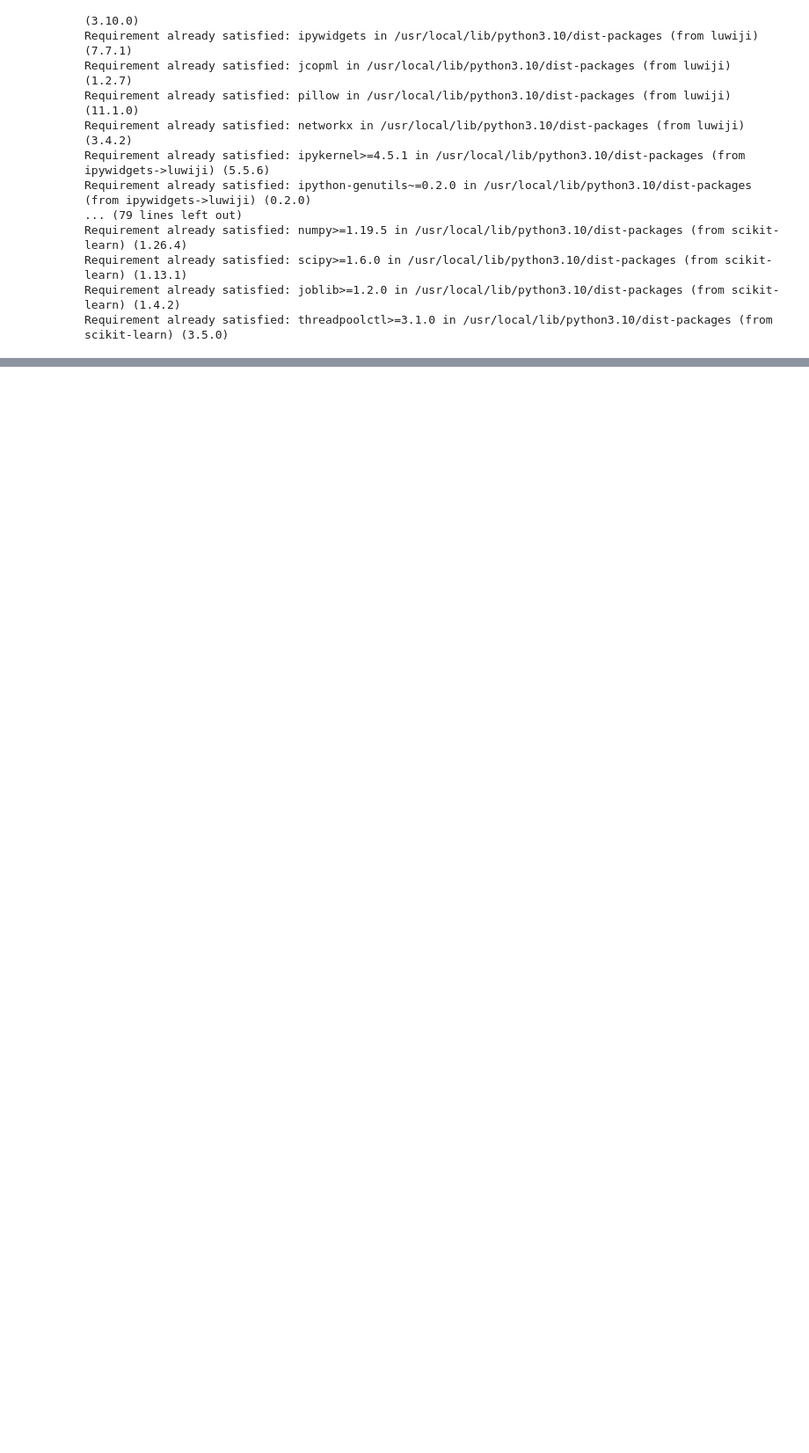
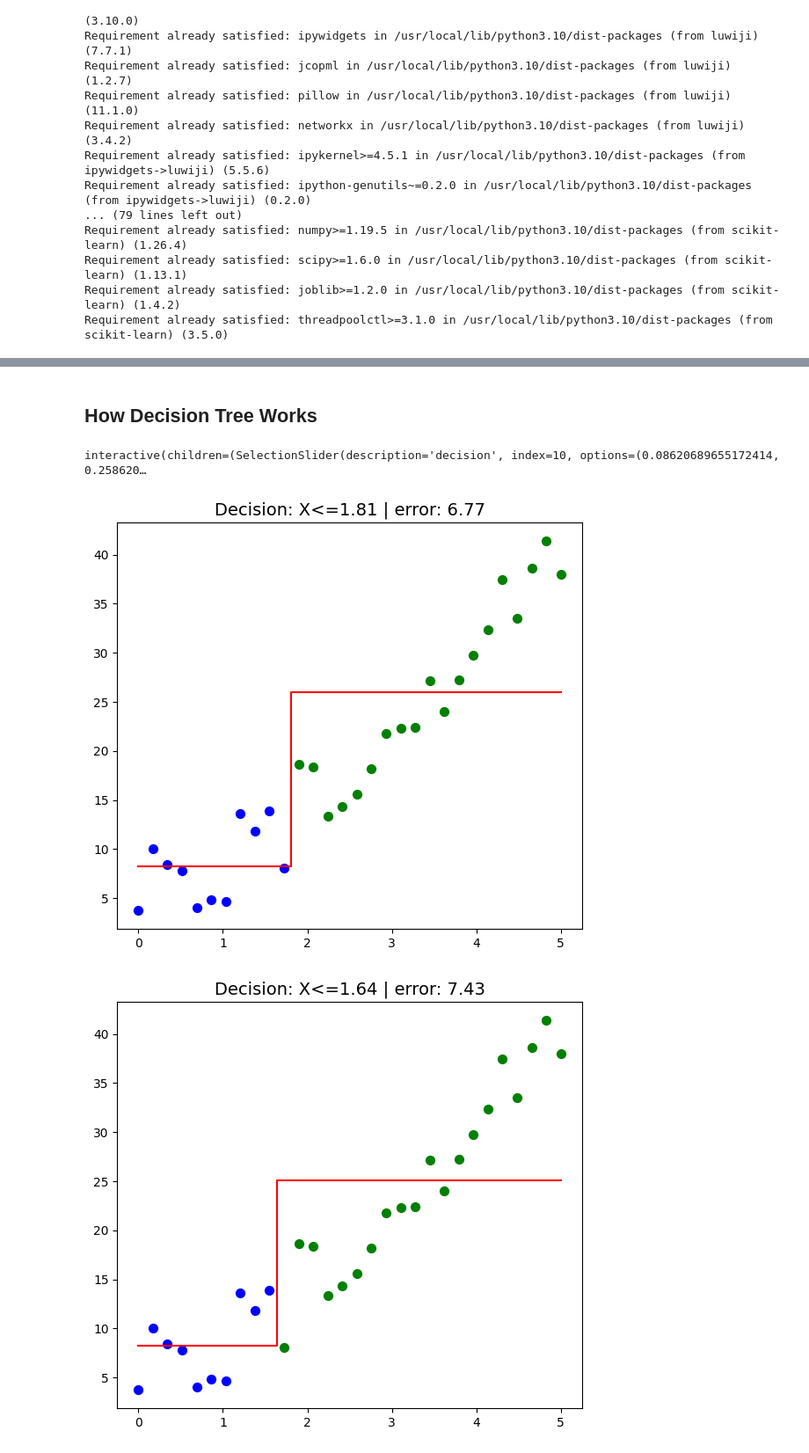
Before and after one commit to Ibnuamrithaher/Mechine-Learning-And-Deep-Learning, a Jupyter notebook: Random Forest/part1 - Decision Tree and Random Forest.ipynb, the cells around one changed output, grey strips where cells are left out. Shown: that part at 88% size. Drawn from its saved outputs; the diff is of its cells as text; code cells hidden in the pictures; blank space fills up the shorter version.

```diff
--- a/Random Forest/part1 - Decision Tree and Random Forest.ipynb
+++ b/Random Forest/part1 - Decision Tree and Random Forest.ipynb
@@ -23,0 +32,8 @@ Requirement already satisfied: threadpoolctl>=3.1.0 in /usr/local/lib/python3.10
+# %% [markdown]
+## **How Decision Tree Works**
+# %%
+demo.decision_tree()
+# %% [output]
+interactive(children=(SelectionSlider(description='decision', index=10, options=(0.08620689655172414, 0.258620…
+[figure, added]
+[figure, added]
```
Also changed, not shown: parts of 14 cells of this notebook.
